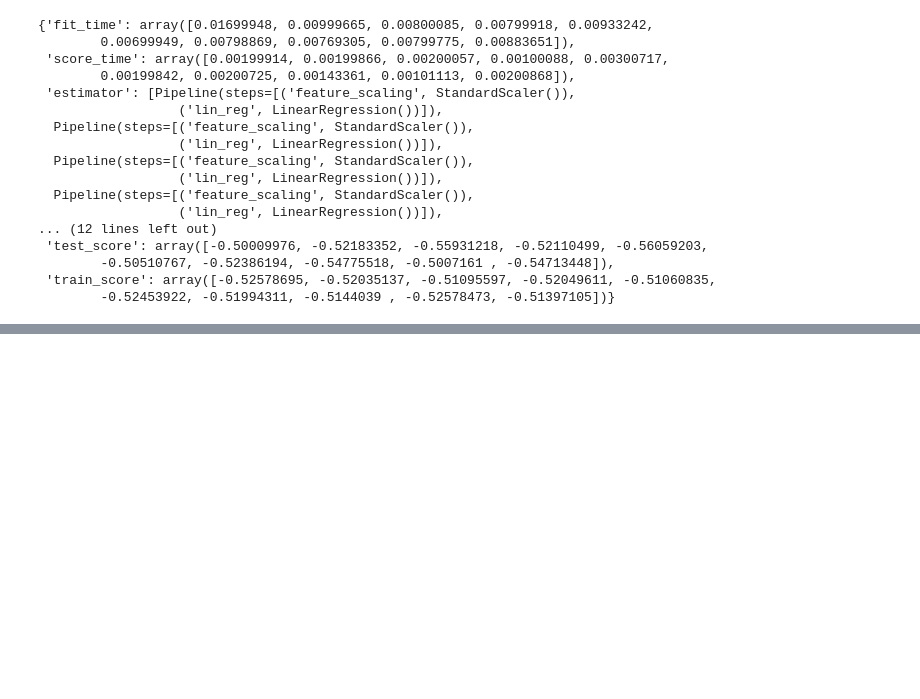
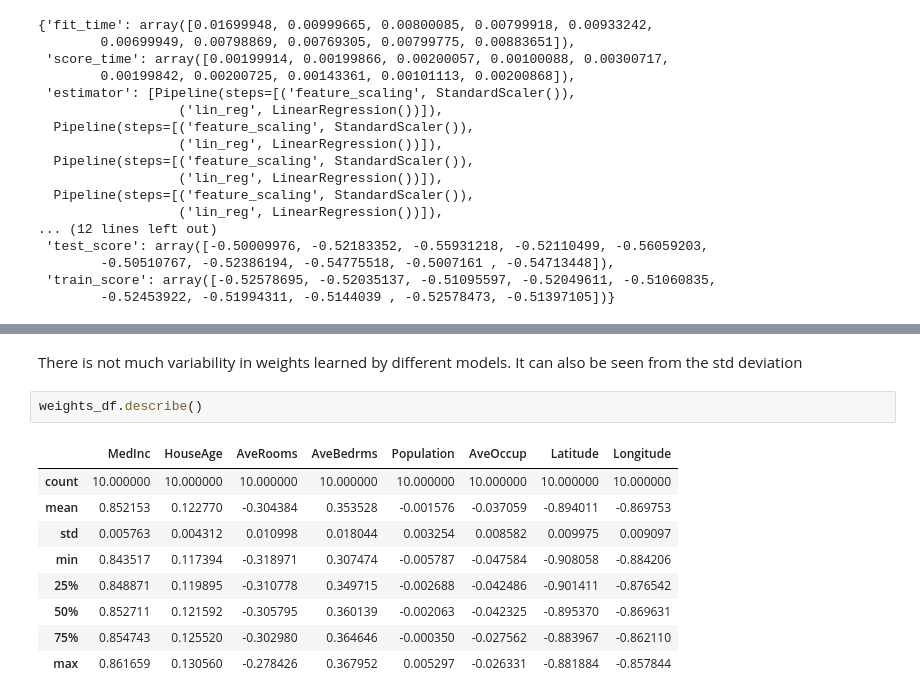
Before and after one commit to esviswajith95/MLP, a Jupyter notebook: Linear regresion.ipynb, the cells around one changed output, grey strips where cells are left out. Cells and saved outputs as stored; diff of their text form; blank space fills up the shorter version.

```diff
--- a/Linear regresion.ipynb
+++ b/Linear regresion.ipynb
@@ -180,0 +277,14 @@ lin_reg_cv_results
+# %% [markdown]
+There is not much variability in weights learned by different models. It can also be seen from the std deviation
+# %%
+weights_df.describe()
+# %% [output]
+|  | MedInc | HouseAge | AveRooms | AveBedrms | Population | AveOccup | Latitude | Longitude |
+| count | 10.000000 | 10.000000 | 10.000000 | 10.000000 | 10.000000 | 10.000000 | 10.000000 | 10.000000 |
+| mean | 0.852153 | 0.122770 | -0.304384 | 0.353528 | -0.001576 | -0.037059 | -0.894011 | -0.869753 |
+| std | 0.005763 | 0.004312 | 0.010998 | 0.018044 | 0.003254 | 0.008582 | 0.009975 | 0.009097 |
+| min | 0.843517 | 0.117394 | -0.318971 | 0.307474 | -0.005787 | -0.047584 | -0.908058 | -0.884206 |
+| 25% | 0.848871 | 0.119895 | -0.310778 | 0.349715 | -0.002688 | -0.042486 | -0.901411 | -0.876542 |
+| 50% | 0.852711 | 0.121592 | -0.305795 | 0.360139 | -0.002063 | -0.042325 | -0.895370 | -0.869631 |
+| 75% | 0.854743 | 0.125520 | -0.302980 | 0.364646 | -0.000350 | -0.027562 | -0.883967 | -0.862110 |
+| max | 0.861659 | 0.130560 | -0.278426 | 0.367952 | 0.005297 | -0.026331 | -0.881884 | -0.857844 |
```
Also changed, not shown: parts of 26 cells of this notebook.
